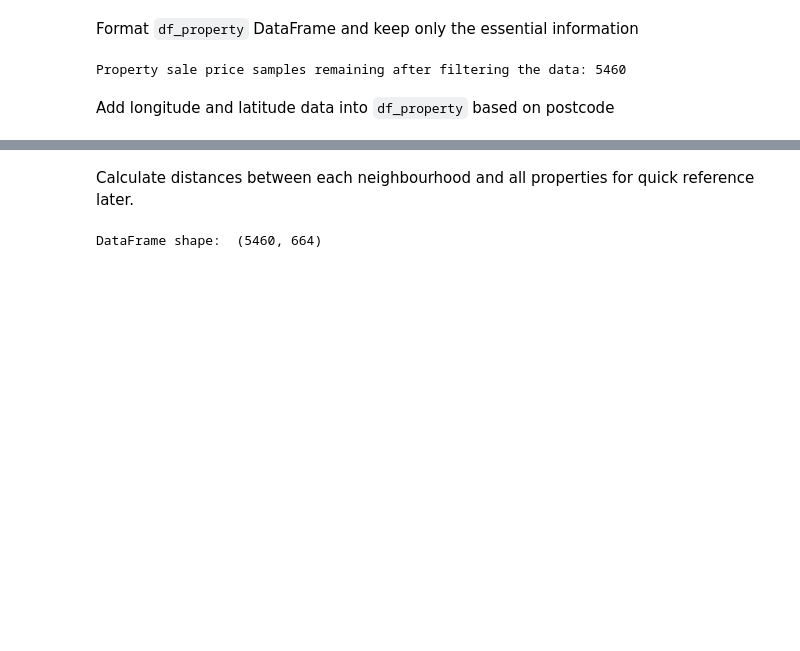
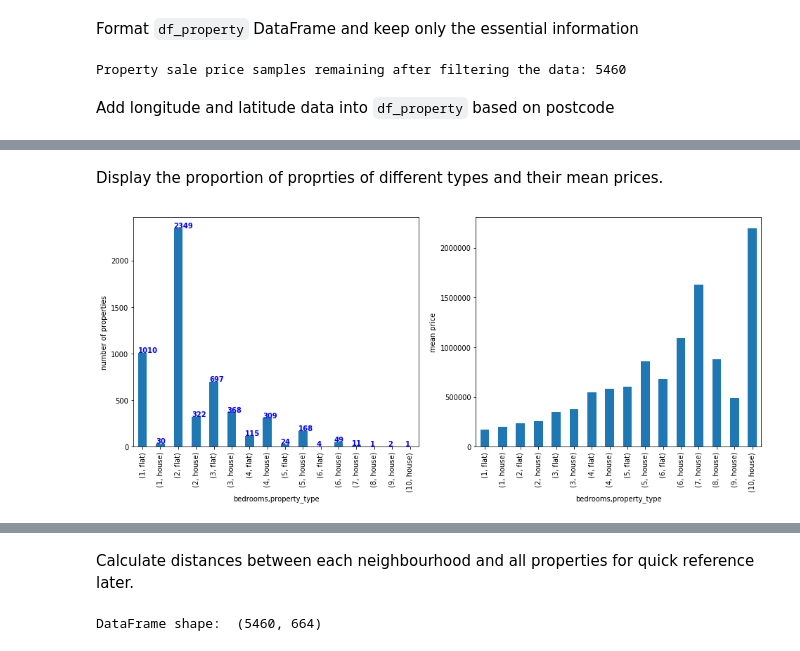
Before and after one commit to sanntann/Coursera_Capstone, a Jupyter notebook: WhereToBuyInEdinburgh.ipynb, the cells around one changed output, grey strips where cells are left out. Cells and saved outputs as stored; diff of their text form; code cells hidden in the pictures; blank space fills up the shorter version.

Commit message:
Inspecting cluster properties

```diff
--- a/WhereToBuyInEdinburgh.ipynb
+++ b/WhereToBuyInEdinburgh.ipynb
@@ -762,3 +763,20 @@ DataFrame shape:  (5460, 8)
 | 2 | 27 Aug 2018 | EH10 5TH | 3 | flat | 400000 | EH10 5RT | 55.916122 | -3.227070 |
 | 3 | 24 Sep 2018 | EH10 5XD | 2 | flat | 380000 | EH10 5RT | 55.917065 | -3.224476 |
 | 4 | 24 Dec 2018 | EH10 5SJ | 4 | house | 610000 | EH10 5RT | 55.917254 | -3.219873 |
+# %% [markdown]
+Display the proportion of proprties of different types and their mean prices.
+# %%
+# Create the figure
+fig = plt.figure(figsize=(16, 6))
+axs = fig.subplots(1, 2)
+# Plot property counts
+property_counts = df_property.groupby(['bedrooms', 'property_type'])['property_type'].count()
+_ = property_counts.plot(kind='bar', ax=axs[0])
+axs[0].set_ylabel('number of properties')
+axs[1].set_ylabel('mean price')
+for i, v in enumerate(property_counts):
+    axs[0].text(i - 0.25, v + 3, str(v), color='blue', fontweight='bold')
+# Plot property mean prices
+_ = df_property.groupby(['bedrooms', 'property_type'])['price'].mean().plot(kind='bar', ax=axs[1])
+# %% [output]
+[figure, added]
```
Also changed, not shown: parts of 20 cells of this notebook.
